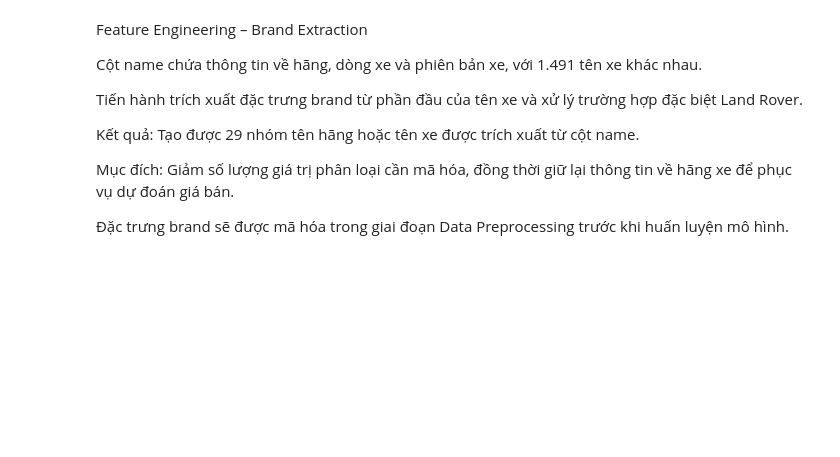
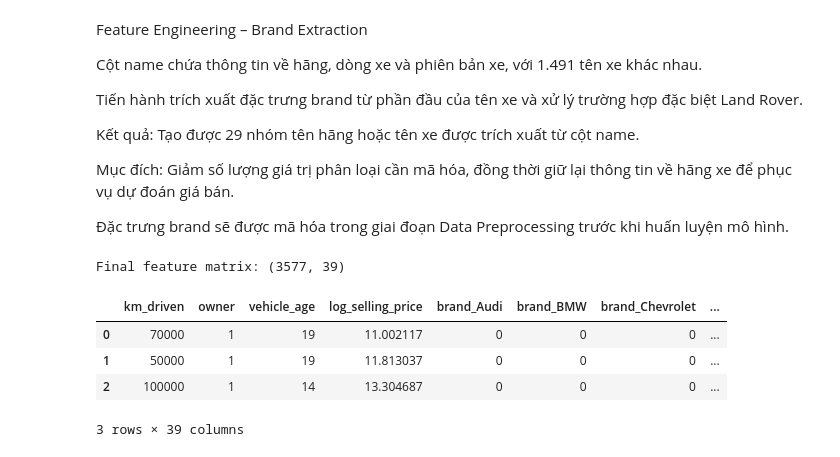
Before and after one commit to HaiDang193/Salary-Prediction, a Jupyter notebook: notebooks/03_preprocessing.ipynb, the cells around one changed output. Saved outputs shown, nothing was run; the diff lists cells and outputs as text; code cells hidden in the pictures; blank space fills up the shorter version.

```diff
--- a/notebooks/03_preprocessing.ipynb
+++ b/notebooks/03_preprocessing.ipynb
@@ -81,3 +78,32 @@ Kết quả: Tạo được 29 nhóm tên hãng hoặc tên xe được trích x
 Mục đích: Giảm số lượng giá trị phân loại cần mã hóa, đồng thời giữ lại thông tin về hãng xe để phục vụ dự đoán giá bán.
 
 Đặc trưng brand sẽ được mã hóa trong giai đoạn Data Preprocessing trước khi huấn luyện mô hình.
+# %%
+# 3.6  Encode Categoricals
+# owner has ordinal meaning; map to integers
+owner_map = {
+    'First Owner'          : 1,
+    'Second Owner'         : 2,
+    'Third Owner'          : 3,
+    'Fourth & Above Owner' : 4,
+    'Test Drive Car'       : 0,
+}
+df['owner'] = df['owner'].map(owner_map)
+# nominal categoricals → one-hot (drop_first avoids multicollinearity)
+df = pd.get_dummies(
+    df,
+    columns=['brand', 'fuel', 'seller_type', 'transmission', ],
+    drop_first=True,
+    dtype=int
+)
+bool_cols = df.select_dtypes(bool).columns
+df[bool_cols] = df[bool_cols].astype(int)
+print(f"Final feature matrix: {df.shape}")
+df.head(3)
+# %% [output]
+Final feature matrix: (3577, 39)
+|  | km_driven | owner | vehicle_age | log_selling_price | brand_Audi | brand_BMW | brand_Chevrolet | ... |
+| 0 | 70000 | 1 | 19 | 11.002117 | 0 | 0 | 0 | ... |
+| 1 | 50000 | 1 | 19 | 11.813037 | 0 | 0 | 0 | ... |
+| 2 | 100000 | 1 | 14 | 13.304687 | 0 | 0 | 0 | ... |
+3 rows × 39 columns
```
Also changed, not shown: parts of 5 cells of this notebook, 2 other files.
